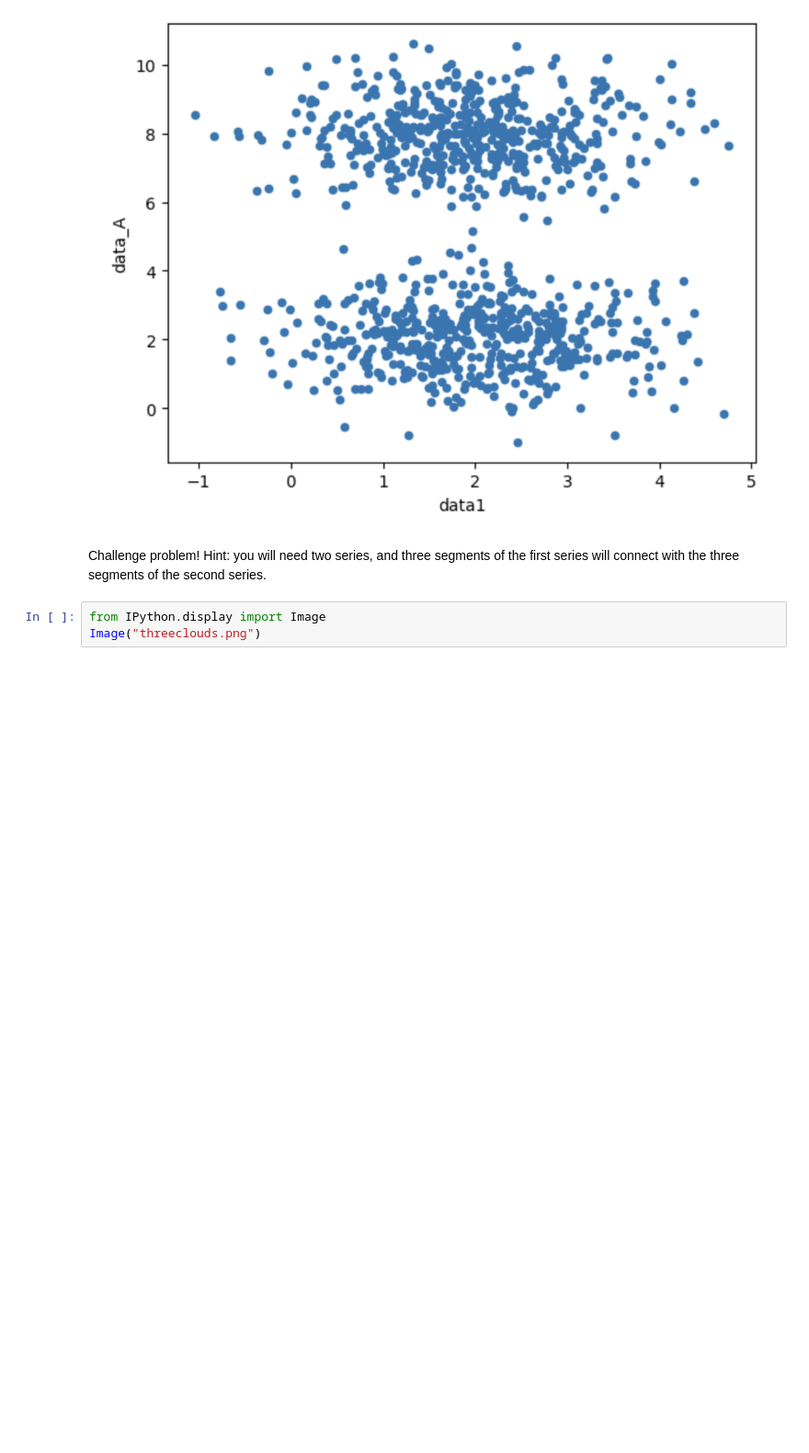
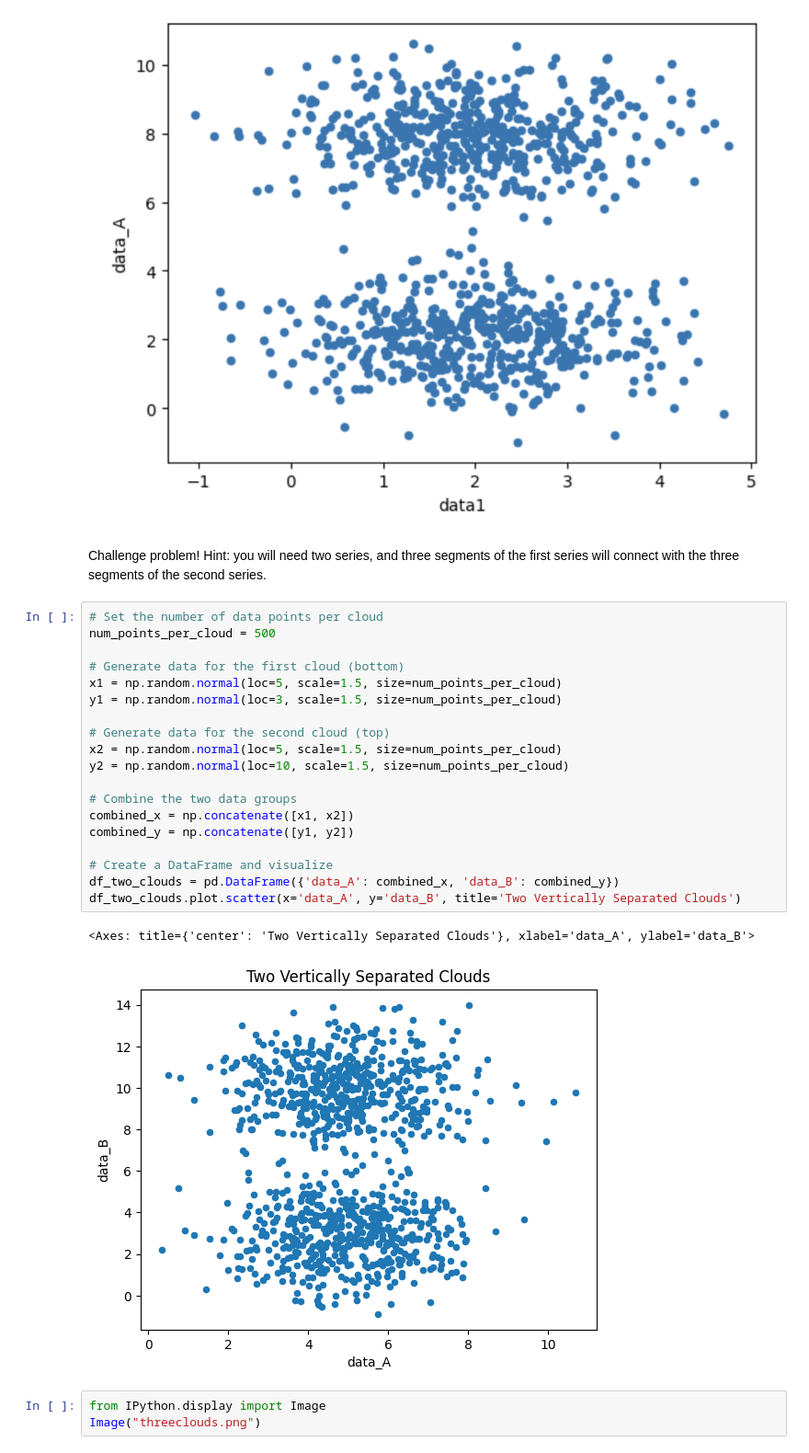
Before and after one commit to abcbbong/699_O2, a Jupyter notebook: OMDS-MODB2-Week5-Lee-JaeHoon.ipynb, the cells around one changed output. Shown at 92% size. Cells and saved outputs as stored; diff of their text form; blank space fills up the shorter version.

```diff
--- a/OMDS-MODB2-Week5-Lee-JaeHoon.ipynb
+++ b/OMDS-MODB2-Week5-Lee-JaeHoon.ipynb
@@ -159,6 +205,28 @@ Image("twoclouds.png")
 [figure]
 # %% [markdown]
 Challenge problem!  Hint: you will need two series, and three segments of the first series will connect with the three segments of the second series.
+# %%
+# Set the number of data points per cloud
+num_points_per_cloud = 500
+
+# Generate data for the first cloud (bottom)
+x1 = np.random.normal(loc=5, scale=1.5, size=num_points_per_cloud)
+y1 = np.random.normal(loc=3, scale=1.5, size=num_points_per_cloud)
+
+# Generate data for the second cloud (top)
+x2 = np.random.normal(loc=5, scale=1.5, size=num_points_per_cloud)
+y2 = np.random.normal(loc=10, scale=1.5, size=num_points_per_cloud)
+
+# Combine the two data groups
+combined_x = np.concatenate([x1, x2])
+combined_y = np.concatenate([y1, y2])
+
+# Create a DataFrame and visualize
+df_two_clouds = pd.DataFrame({'data_A': combined_x, 'data_B': combined_y})
+df_two_clouds.plot.scatter(x='data_A', y='data_B', title='Two Vertically Separated Clouds')
+# %% [output]
+<Axes: title={'center': 'Two Vertically Separated Clouds'}, xlabel='data_A', ylabel='data_B'>
+[figure, added]
 # %%
 from IPython.display import Image
 Image("threeclouds.png")
```
Also changed, not shown: parts of 7 cells of this notebook.
